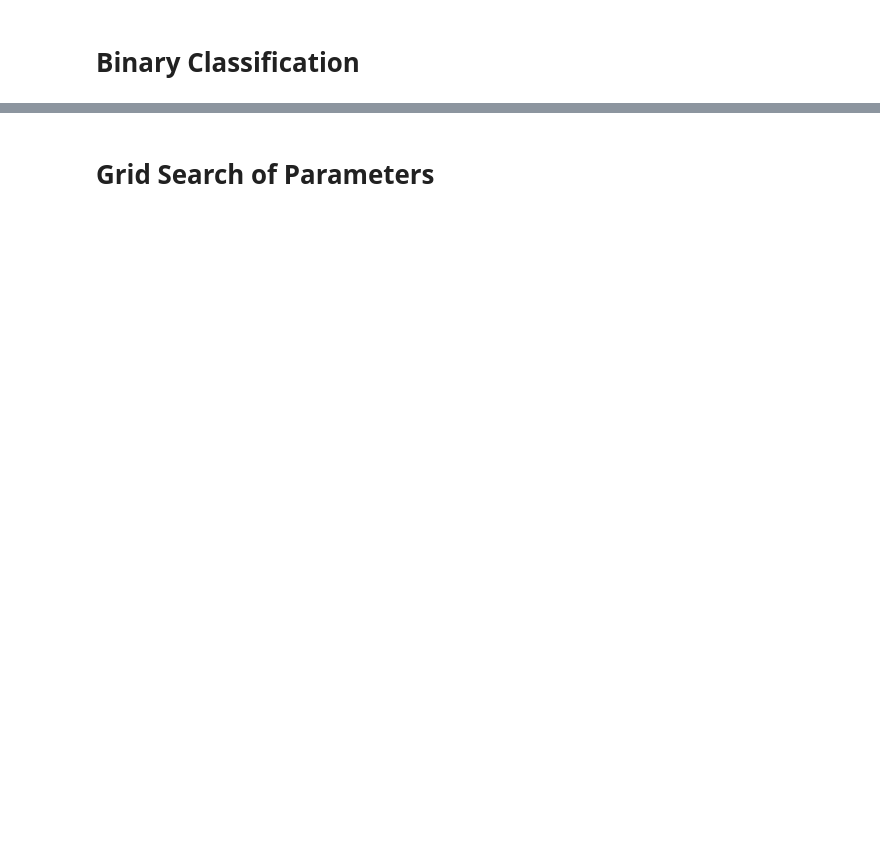
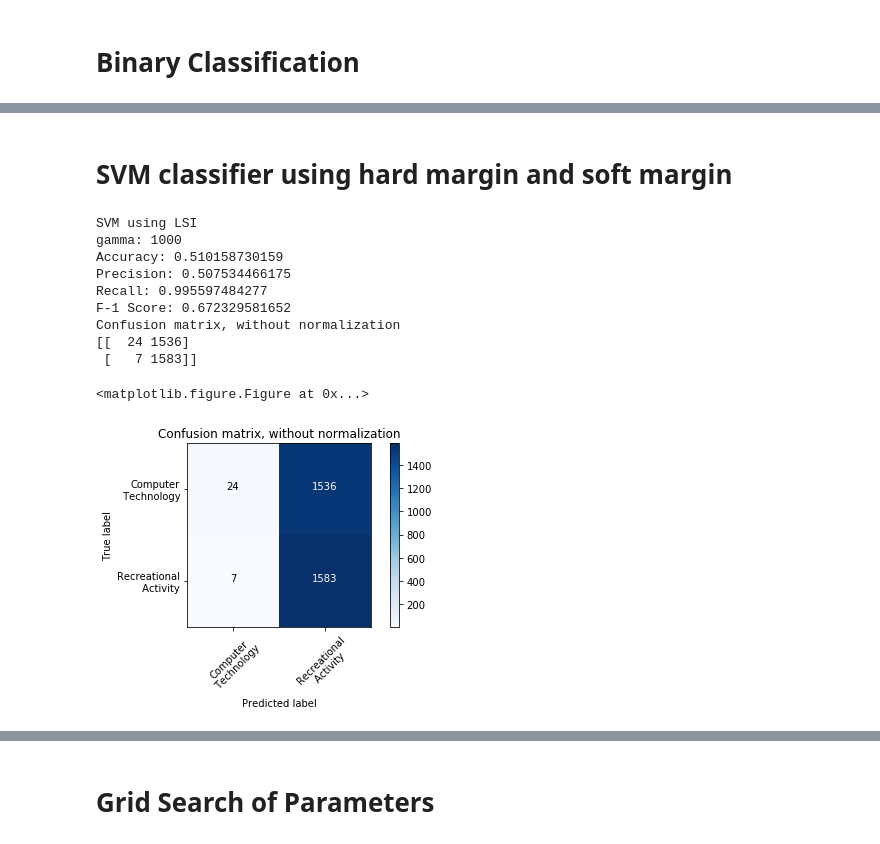
Before and after one commit to nsnguyen/ECE-219, a Jupyter notebook: project1/Project_1.ipynb, the cells around one changed output, grey strips where cells are left out. Saved outputs shown, nothing was run; the diff lists cells and outputs as text; code cells hidden in the pictures; blank space fills up the shorter version.

```diff
--- a/project1/Project_1.ipynb
+++ b/project1/Project_1.ipynb
@@ -456,0 +376,5 @@ for idx, x in enumerate(X_news):
+# %%
+#Using TfidfVectorizer()
+vectorizer = TfidfVectorizer(min_df = 3, stop_words='english')
+X_train_tfidf = vectorizer.fit_transform(train_dataset.data)
+X_test_tfidf = vectorizer.transform(test_dataset.data)
@@ -456,0 +409,20 @@ for idx, x in enumerate(X_news):
+# %%
+# using LSI
+lsi = TruncatedSVD(n_components = 50,n_iter = 10, random_state = 42)
+lsi_train = lsi.fit_transform(X_train_tfidf)
+lsi_test = lsi.transform(X_test_tfidf)
+print('LSI train:')
+print(lsi_train.shape)
+print('LSI test:')
+print(lsi_test.shape)
+print('')
+
+# using NMF
+nmf = NMF(n_components=50, init='random', random_state=42)
+nmf_train = nmf.fit_transform(X_train_tfidf)
+nmf_test = nmf.transform(X_test_tfidf)
+print('NMF train:')
+print(nmf_train.shape)
+print('NMF test:')
+print(nmf_test.shape)
+print('')
@@ -456,0 +451,23 @@ for idx, x in enumerate(X_news):
+# %% [markdown]
+# SVM classifier using hard margin and soft margin
+# %%
+# fprs tprs lists
+fprs = []
+tprs = []
+# %%
+print('SVM using LSI')
+fpr,tpr = predict_calculate_svc(lsi_train, lsi_test, binary_train_target, binary_test_target,gamma=1000)
+fprs.append(fpr)
+tprs.append(tpr)
+# %% [output]
+SVM using LSI
+gamma: 1000
+Accuracy: 0.510158730159
+Precision: 0.507534466175
+Recall: 0.995597484277
+F-1 Score: 0.672329581652
+Confusion matrix, without normalization
+[[  24 1536]
+ [   7 1583]]
+<matplotlib.figure.Figure at 0x...>
+[figure, added]
```
Also changed, not shown: parts of 97 cells of this notebook.
